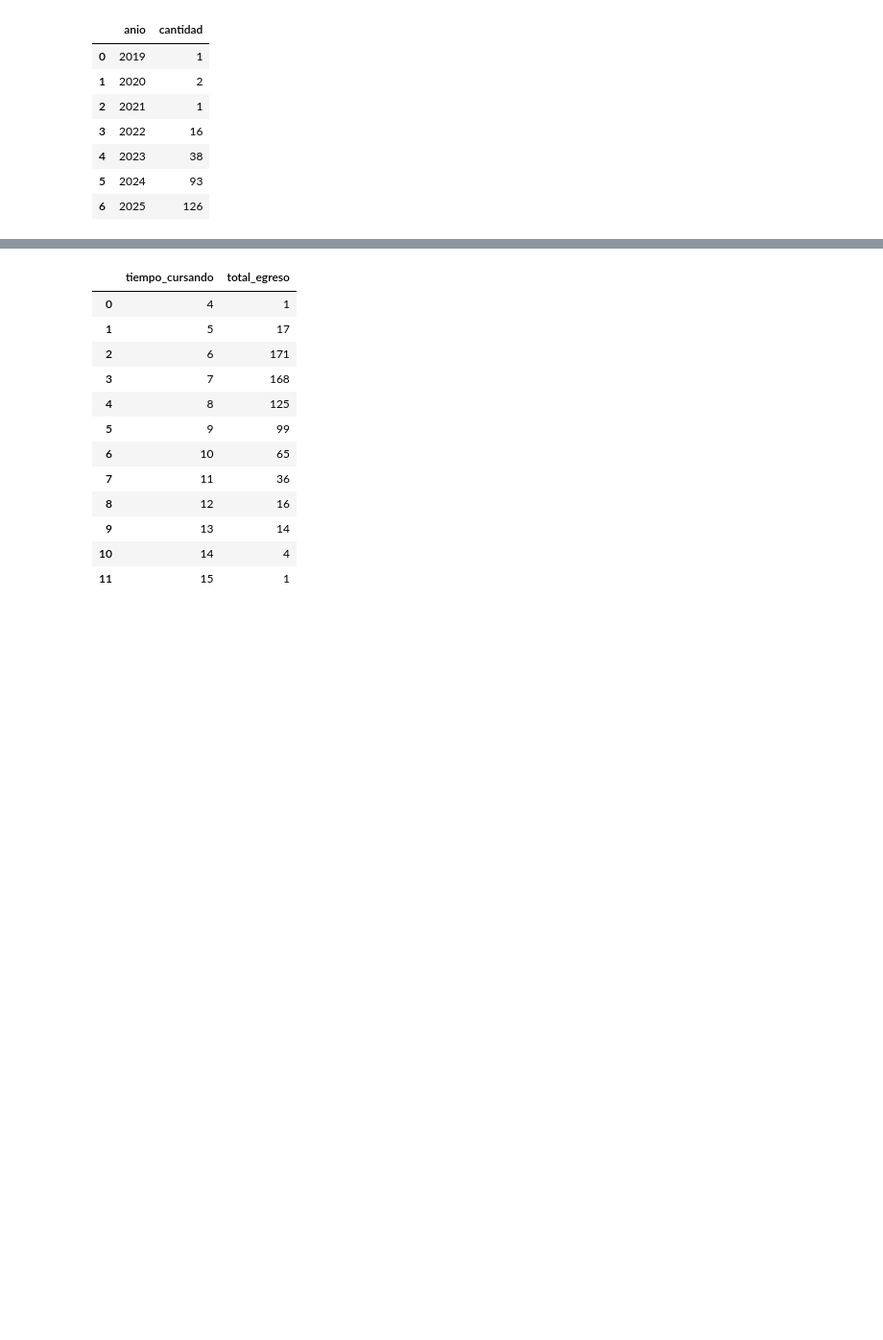
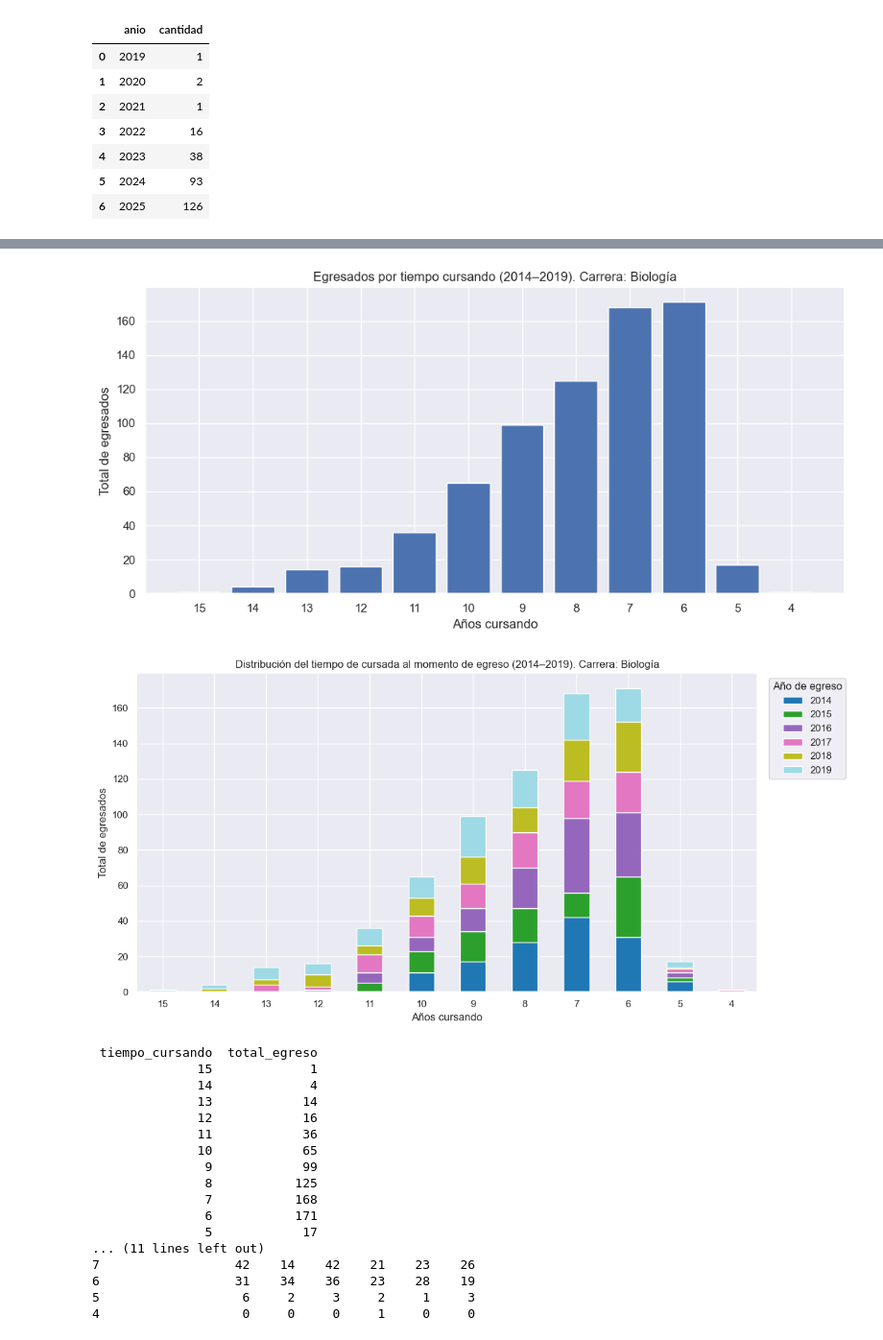
Before and after one commit to solcalloni/modelos-para-prediccion-de-abandono, a Jupyter notebook: packages/exploratory-data-analysis/FCEN_2005_2025/04-analisis_por_carrera_biologia.ipynb, the cells around one changed output, grey strips where cells are left out. Shown at 96% size. Drawn from its saved outputs; the diff is of its cells as text; code cells hidden in the pictures; blank space fills up the shorter version.

```diff
--- a/packages/exploratory-data-analysis/FCEN_2005_2025/04-analisis_por_carrera_biologia.ipynb
+++ b/packages/exploratory-data-analysis/FCEN_2005_2025/04-analisis_por_carrera_biologia.ipynb
@@ -294,30 +294,28 @@ plot_egresados_biologia_por_anio(egresados_bio)
 ... (3 outputs left out)
+# %%
+egresados_biologia_2014_2019 = pd.DataFrame()
+for anio in range(2014, 2020):
+    egresados = pd.read_csv(f'../../../assets/datos_agrupados/biologia/resumen_egresados_biologia_{anio}.csv')
+    egresados_biologia_2014_2019 = pd.concat([egresados_biologia_2014_2019, egresados])
 # %%
-egresados_bio['tiempo_cursando'] = egresados_bio['anio_egreso'] - egresados_bio['año_inscripcion_facultad'] + 1
-
-egresados_bio_filtrado = egresados_bio[(egresados_bio['anio_egreso'] >= 2014) & (egresados_bio['anio_egreso'] <= 2019)]
-
-tabla_tiempo_cursando = (
-    egresados_bio_filtrado.groupby('tiempo_cursando')['dni']
-    .count()
-    .reset_index()
-    .rename(columns={'dni': 'total_egreso'})
-    .sort_values('tiempo_cursando')
-    .reset_index(drop=True)
-)
-
-tabla_tiempo_cursando
+plot_tiempo_cursando(egresados_biologia_2014_2019, 'Biología', anio_desde=2014, anio_hasta=2019)
 # %% [output]
-|  | tiempo_cursando | total_egreso |
-| 0 | 4 | 1 |
-| 1 | 5 | 17 |
-| 2 | 6 | 171 |
-| 3 | 7 | 168 |
-| 4 | 8 | 125 |
-| 5 | 9 | 99 |
-| 6 | 10 | 65 |
-| 7 | 11 | 36 |
-| 8 | 12 | 16 |
-| 9 | 13 | 14 |
-| 10 | 14 | 4 |
-| 11 | 15 | 1 |
+[figure, added]
+[figure, added]
+ tiempo_cursando  total_egreso
+              15             1
+              14             4
+              13            14
+              12            16
+              11            36
+              10            65
+               9            99
+               8           125
+               7           168
+               6           171
+               5            17
+... (11 lines left out)
+7                  42    14    42    21    23    26
+6                  31    34    36    23    28    19
+5                   6     2     3     2     1     3
+4                   0     0     0     1     0     0
```
Also changed, not shown: parts of 8 cells of this notebook, 3 other files.
